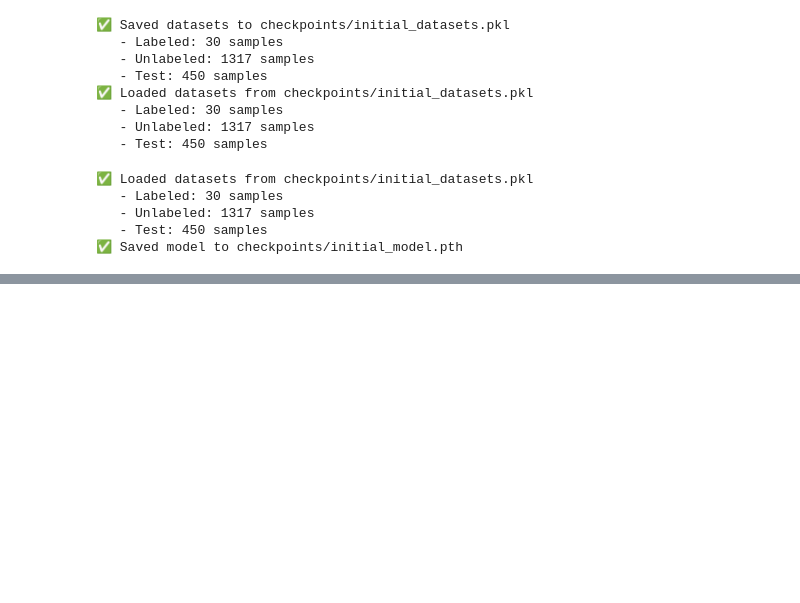
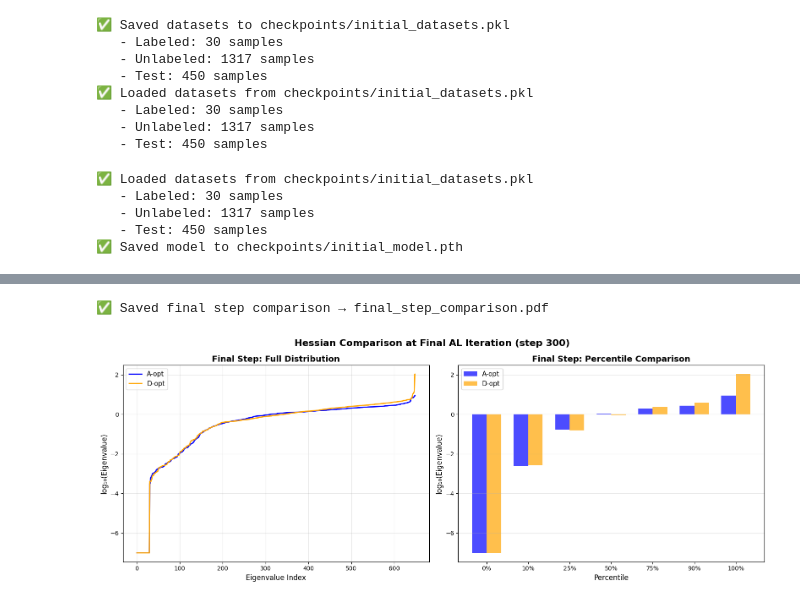
Before and after one commit to MaryDenyaGoyio/fisher-al, a Jupyter notebook: experiments/checker.ipynb, the cells around one changed output, grey strips where cells are left out. Cells and saved outputs as stored; diff of their text form; code cells hidden in the pictures; blank space fills up the shorter version.

```diff
--- a/experiments/checker.ipynb
+++ b/experiments/checker.ipynb
@@ -929,0 +928,58 @@ plot_hessian_eigenvalue_evolution(Hessian_data_Dopt, title_suffix='(D-opt)', sav
+# %%
+def plot_final_step_comparison(Hessian_data_Aopt, Hessian_data_Dopt,
+                                save_path='final_step_comparison.pdf'):
+    """
+    마지막 AL step의 A-opt vs D-opt eigenvalue 분포 비교
+    """
+    # 마지막 step 데이터
+    final_aopt = np.sort(Hessian_data_Aopt[-1])
+    final_dopt = np.sort(Hessian_data_Dopt[-1])
+
+    fig, axes = plt.subplots(1, 2, figsize=(16, 6))
+
+    # 1️⃣ 왼쪽: 전체 eigenvalue 분포
+    ax1 = axes[0]
+    ax1.plot(np.log10(final_aopt + 1e-7), label='A-opt', color='blue', linewidth=2)
+    ax1.plot(np.log10(final_dopt + 1e-7), label='D-opt', color='orange', linewidth=2)
+    ax1.set_xlabel('Eigenvalue Index', fontsize=12)
+    ax1.set_ylabel('log₁₀(Eigenvalue)', fontsize=12)
+    ax1.set_title('Final Step: Full Distribution', fontsize=14, fontweight='bold')
+    ax1.legend(fontsize=11)
+    ax1.grid(True, alpha=0.3)
+
+    # 2️⃣ 오른쪽: Percentile별 비교
+    percentiles = [0, 10, 25, 50, 75, 90, 100]
+    aopt_percentiles = [np.percentile(final_aopt, p) for p in percentiles]
+    dopt_percentiles = [np.percentile(final_dopt, p) for p in percentiles]
+
+    ax2 = axes[1]
+    x = np.arange(len(percentiles))
+    width = 0.35
+
+    ax2.bar(x - width/2, np.log10(np.array(aopt_percentiles) + 1e-7),
+            width, label='A-opt', color='blue', alpha=0.7)
+    ax2.bar(x + width/2, np.log10(np.array(dopt_percentiles) + 1e-7),
+            width, label='D-opt', color='orange', alpha=0.7)
+
+    ax2.set_xlabel('Percentile', fontsize=12)
+    ax2.set_ylabel('log₁₀(Eigenvalue)', fontsize=12)
+    ax2.set_title('Final Step: Percentile Comparison', fontsize=14, fontweight='bold')
+    ax2.set_xticks(x)
+    ax2.set_xticklabels([f'{p}%' for p in percentiles])
+    ax2.legend(fontsize=11)
+    ax2.grid(True, alpha=0.3, axis='y')
+
+    plt.suptitle(f'Hessian Comparison at Final AL Iteration (step {len(Hessian_data_Aopt)})',
+                fontsize=16, fontweight='bold')
+    plt.tight_layout()
+    plt.savefig(save_path, bbox_inches='tight', dpi=300)
+    print(f"✅ Saved final step comparison → {save_path}")
+    plt.show()
+
+
+# 사용
+plot_final_step_comparison(Hessian_data_Aopt, Hessian_data_Dopt,
+                           save_path='final_step_comparison.pdf')
+# %% [output]
+✅ Saved final step comparison → final_step_comparison.pdf
+[figure, added]
```
Also changed, not shown: parts of 6 cells of this notebook, 11 other files.
